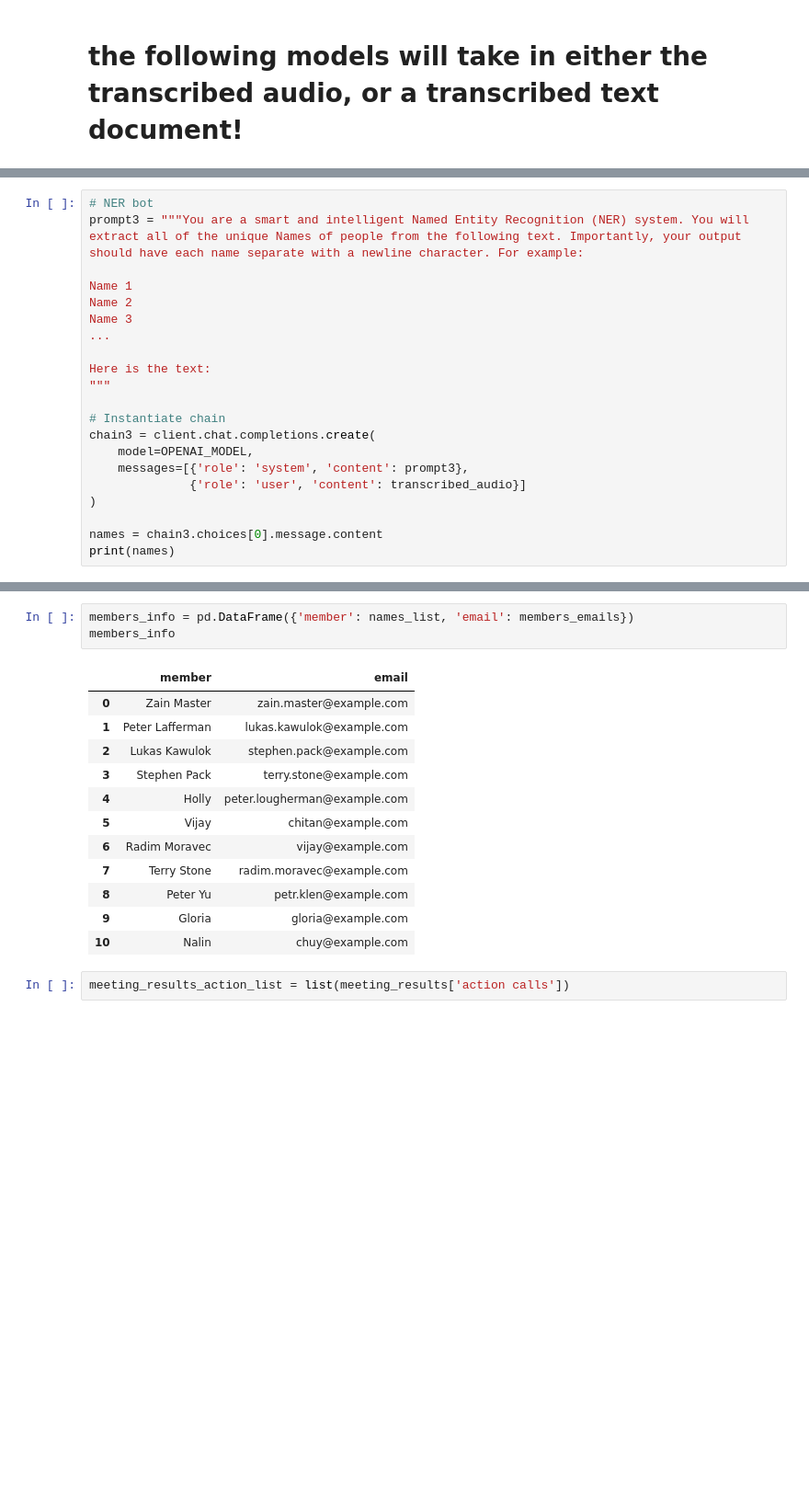
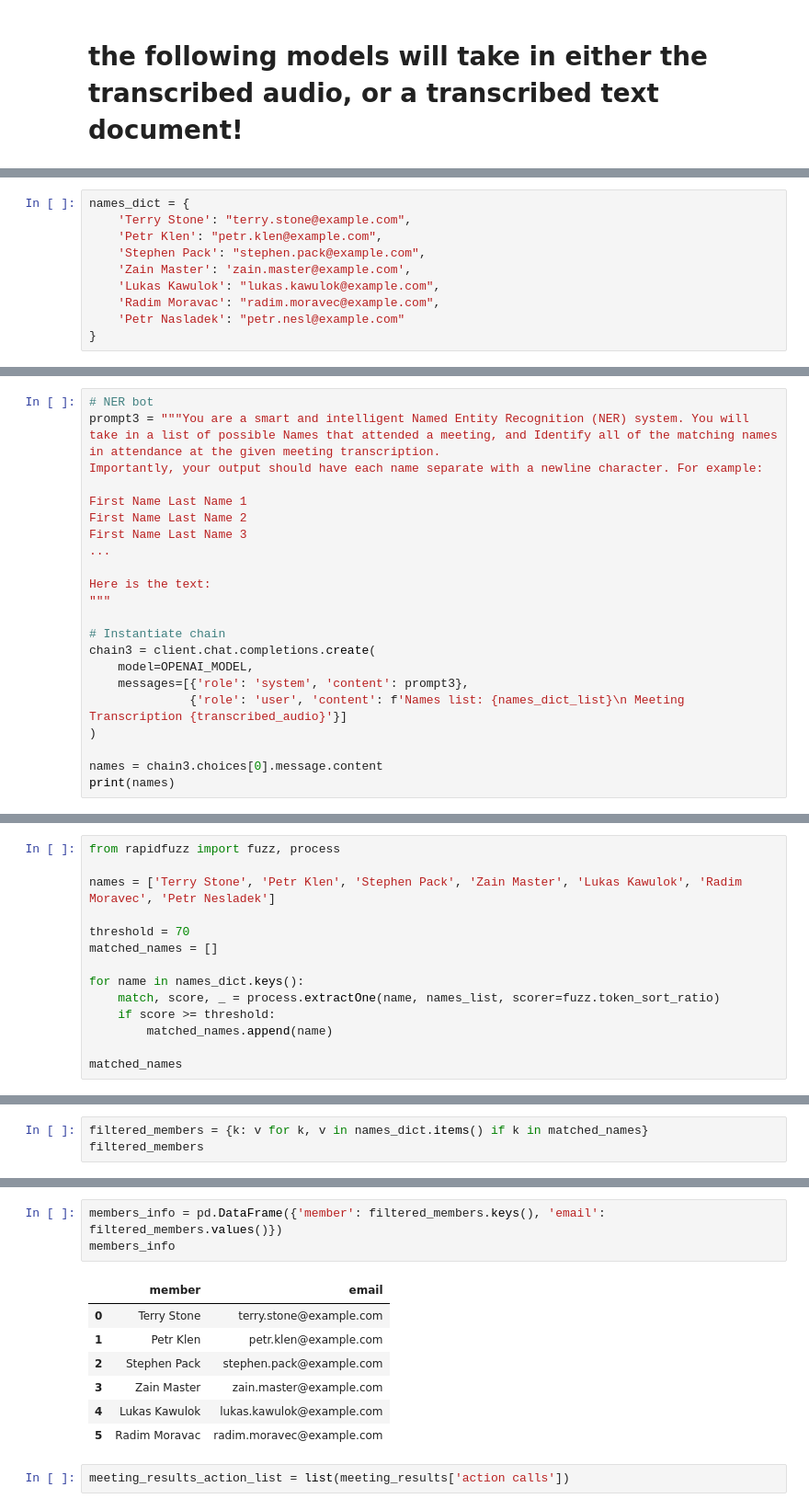
Before and after one commit to Krinnik/Meeting-Bot, a Jupyter notebook: nik_folder/meeting_ai_workspace.ipynb, the cells around one changed output, grey strips where cells are left out. Shown: that part at 92% size. Cells and saved outputs as stored; diff of their text form; blank space fills up the shorter version.

```diff
--- a/nik_folder/meeting_ai_workspace.ipynb
+++ b/nik_folder/meeting_ai_workspace.ipynb
@@ -307,3 +293,13 @@ Calls to Action:
 Context Result:
 
 The meeting discussed the need to improve the testing process to ensure that the releases are successful and do not cause issues for customers. They talked about the importance of testing integrations ...
+# %%
+names_dict = {
+    'Terry Stone': "terry.stone@example.com",
+    'Petr Klen': "petr.klen@example.com",
+    'Stephen Pack': "stephen.pack@example.com",
+    'Zain Master': 'zain.master@example.com',
+    'Lukas Kawulok': "lukas.kawulok@example.com",
+    'Radim Moravac': "radim.moravec@example.com",
+    'Petr Nasladek': "petr.nesl@example.com"
+}
@@ -310,10 +317,11 @@ The meeting discussed the need to improve the testing process to ensure that the
 # %%
 # NER bot
-prompt3 = """You are a smart and intelligent Named Entity Recognition (NER) system. You will extract all of the unique Names of people from the following text. Importantly, your output should have each name separate with a newline character. For example:
+prompt3 = """You are a smart and intelligent Named Entity Recognition (NER) system. You will take in a list of possible Names that attended a meeting, and Identify all of the matching names in attendance at the given meeting transcription.
+Importantly, your output should have each name separate with a newline character. For example:
 
-Name 1
-Name 2
-Name 3
+First Name Last Name 1
+First Name Last Name 2
+First Name Last Name 3
 ...
 
 Here is the text:
@@ -323,7 +331,7 @@ Here is the text:
 chain3 = client.chat.completions.create(
     model=OPENAI_MODEL,
     messages=[{'role': 'system', 'content': prompt3},
-              {'role': 'user', 'content': transcribed_audio}]
+              {'role': 'user', 'content': f'Names list: {names_dict_list}\n Meeting Transcription {transcribed_audio}'}]
 )
 
 names = chain3.choices[0].message.content
@@ -372,0 +356,14 @@ members_emails = [
+# %%
+from rapidfuzz import fuzz, process
+
+names = ['Terry Stone', 'Petr Klen', 'Stephen Pack', 'Zain Master', 'Lukas Kawulok', 'Radim Moravec', 'Petr Nesladek']
+
+threshold = 70
+matched_names = []
+
+for name in names_dict.keys():
+    match, score, _ = process.extractOne(name, names_list, scorer=fuzz.token_sort_ratio)
+    if score >= threshold:
+        matched_names.append(name)
+
+matched_names
@@ -372,0 +377,3 @@ members_emails = [
+# %%
+filtered_members = {k: v for k, v in names_dict.items() if k in matched_names}
+filtered_members
@@ -373,19 +387,14 @@ members_emails = [
 # %%
-members_info = pd.DataFrame({'member': names_list, 'email': members_emails})
+members_info = pd.DataFrame({'member': filtered_members.keys(), 'email': filtered_members.values()})
 members_info
 # %% [output]
 |  | member | email |
-| 0 | Zain Master | zain.master@example.com |
-| 1 | Peter Lafferman | lukas.kawulok@example.com |
-| 2 | Lukas Kawulok | stephen.pack@example.com |
-| 3 | Stephen Pack | terry.stone@example.com |
-| 4 | Holly | peter.lougherman@example.com |
-| 5 | Vijay | chitan@example.com |
-| 6 | Radim Moravec | vijay@example.com |
-| 7 | Terry Stone | radim.moravec@example.com |
-| 8 | Peter Yu | petr.klen@example.com |
-| 9 | Gloria | gloria@example.com |
-| 10 | Nalin | chuy@example.com |
+| 0 | Terry Stone | terry.stone@example.com |
+| 1 | Petr Klen | petr.klen@example.com |
+| 2 | Stephen Pack | stephen.pack@example.com |
+| 3 | Zain Master | zain.master@example.com |
+| 4 | Lukas Kawulok | lukas.kawulok@example.com |
+| 5 | Radim Moravac | radim.moravec@example.com |
 # %%
 meeting_results_action_list = list(meeting_results['action calls'])
 # %%
```
Also changed, not shown: parts of 32 cells of this notebook.
